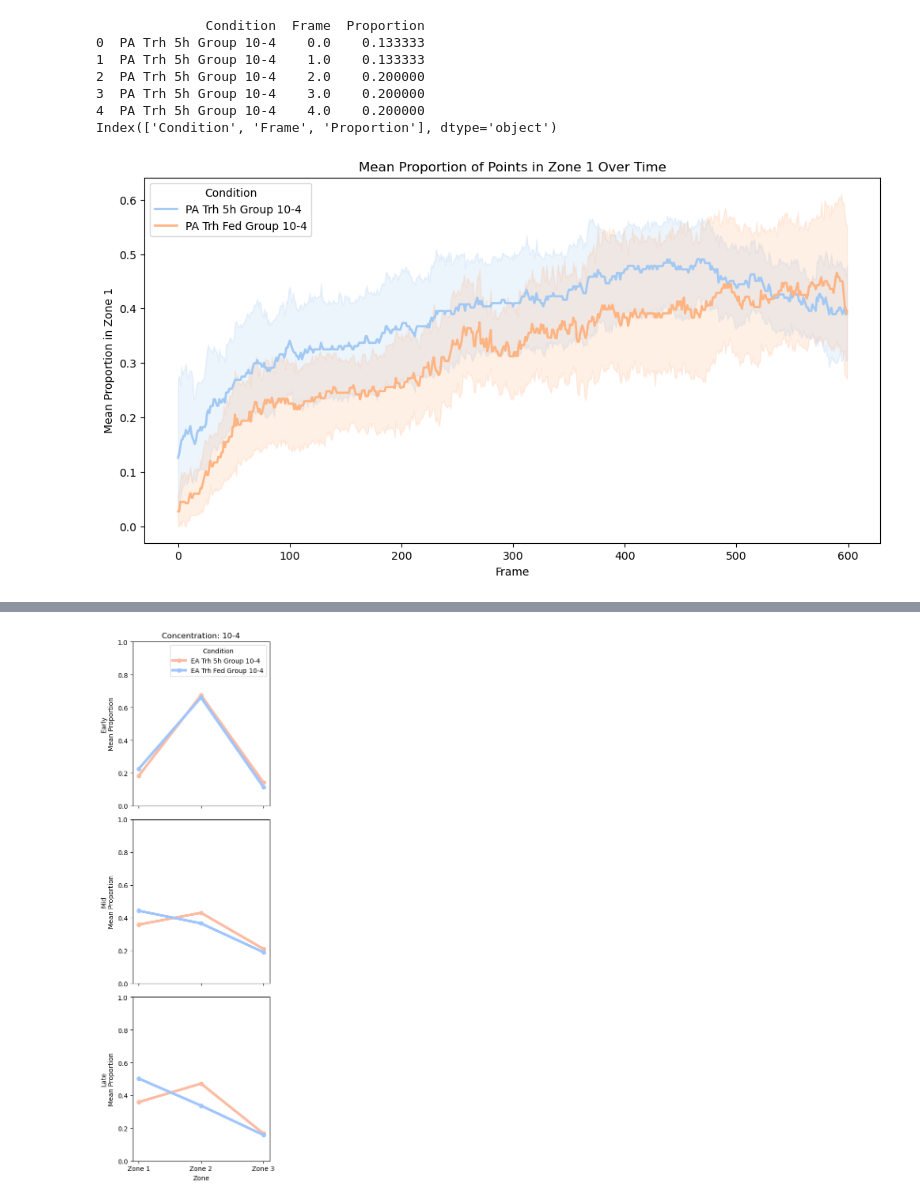
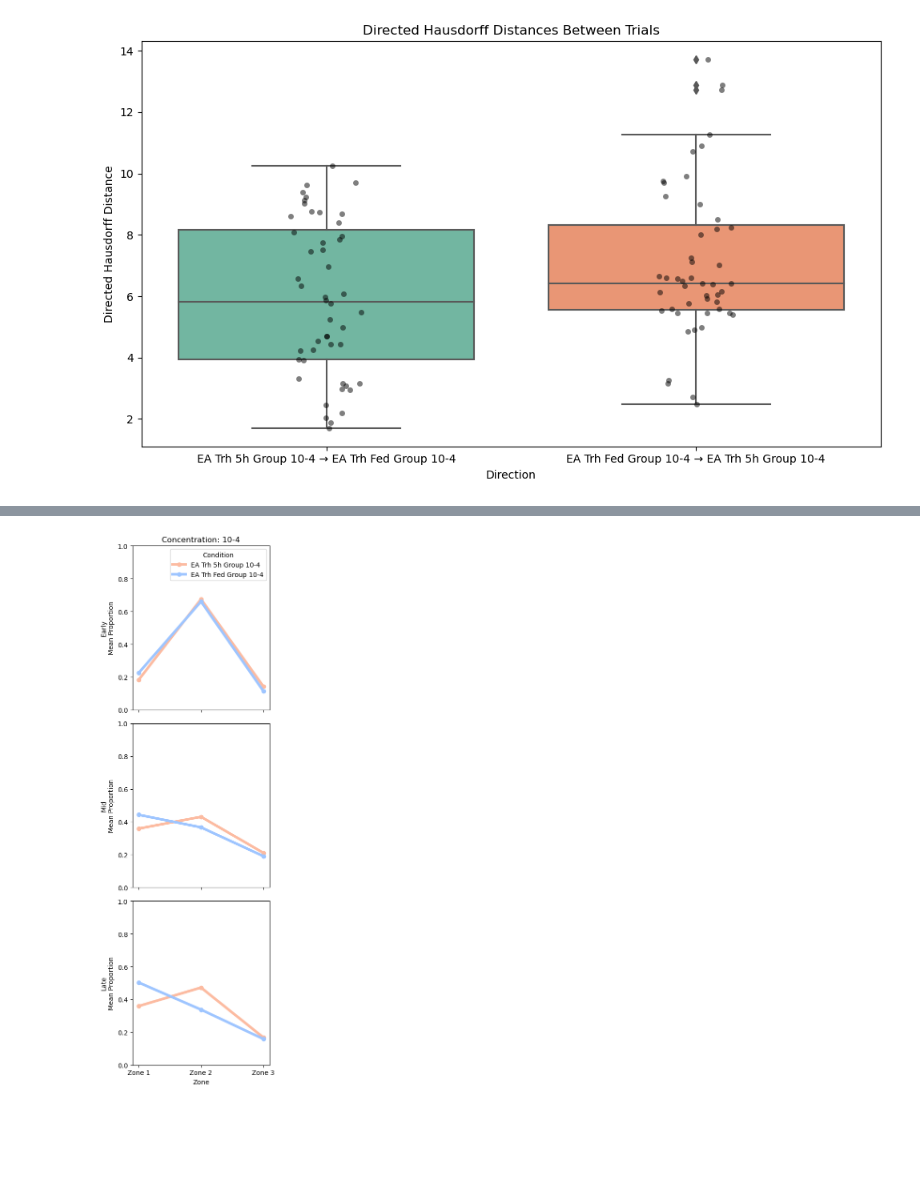
Before and after one commit to HariPNarayanan/larva-locater, a Jupyter notebook: Structured/analysis.ipynb, the cells around one changed output, grey strips where cells are left out. Drawn from its saved outputs; the diff is of its cells as text; code cells hidden in the pictures; blank space fills up the shorter version.

```diff
--- a/Structured/analysis.ipynb
+++ b/Structured/analysis.ipynb
@@ -235,16 +70,9 @@ df_PA_sub = df_PA[(df_PA['Concentration'] == '10-4') & (df_PA['Genotype'] == 'Tr
-# %%
-plotting.plot_zone_1_over_time(df_PA_sub)
-# %% [output]
-              Condition  Frame  Proportion
-0  PA Trh 5h Group 10-4    0.0    0.133333
-1  PA Trh 5h Group 10-4    1.0    0.133333
-2  PA Trh 5h Group 10-4    2.0    0.200000
-3  PA Trh 5h Group 10-4    3.0    0.200000
-4  PA Trh 5h Group 10-4    4.0    0.200000
-Index(['Condition', 'Frame', 'Proportion'], dtype='object')
-[figure, removed]
 # %%
 df_EA_sub = primary_df_interp[(primary_df_interp['Concentration'] == '10-4')
              & (primary_df_interp['Genotype'] == 'Trh')
              & (primary_df_interp['Odour'] == 'EA')
              & (primary_df_interp['Collective'] == 'Group')]
+# %%
+dhd_df = plotting.compute_and_plot_dhd(df_EA_sub)
+# %% [output]
+[figure, added]
```
Also changed, not shown: parts of 17 cells of this notebook, 2 other files.
